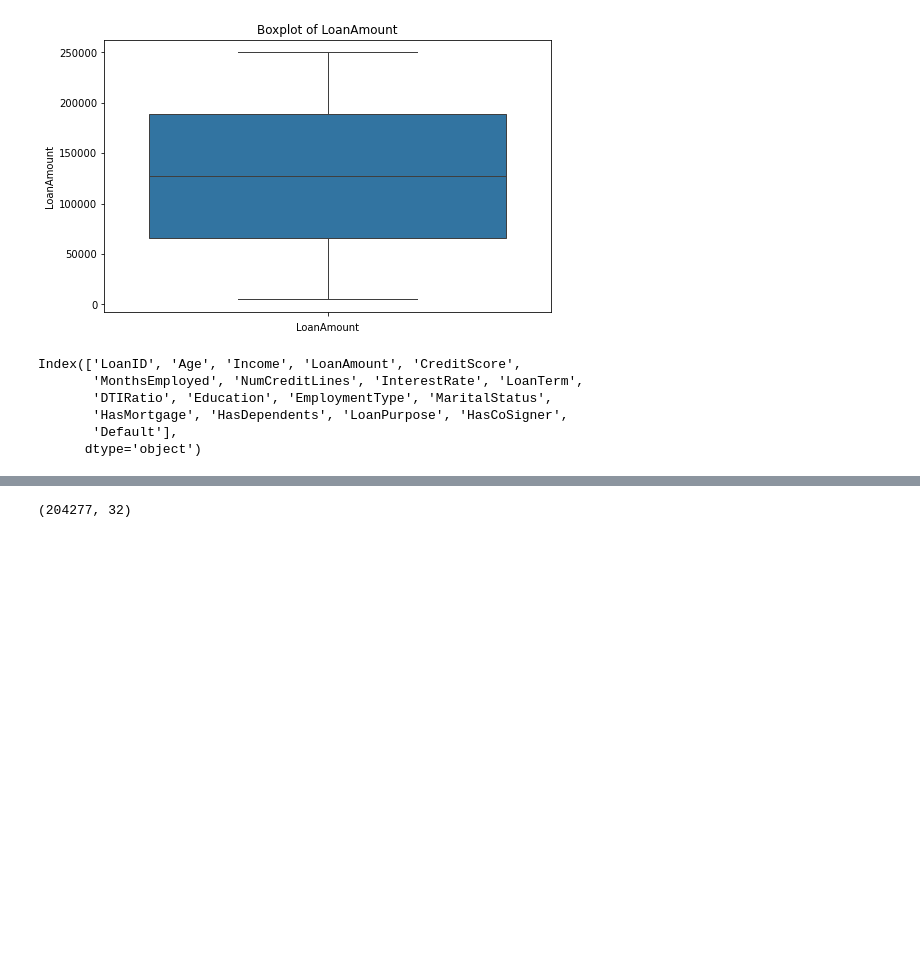
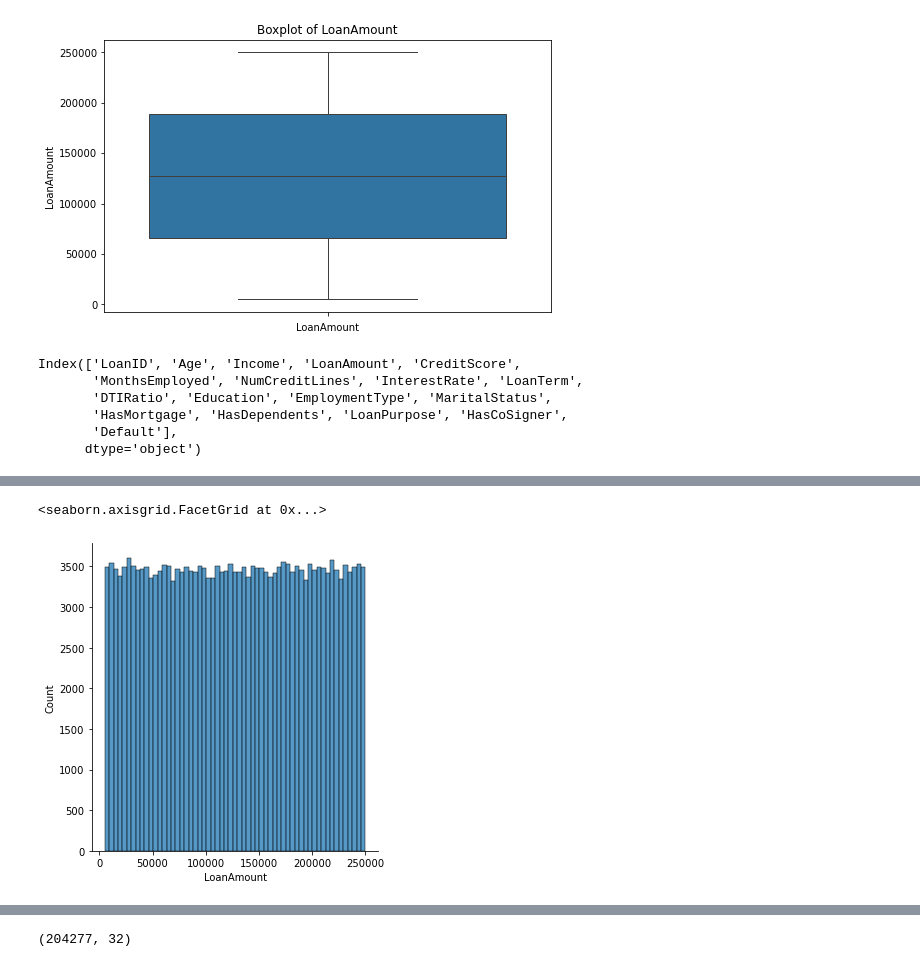
Before and after one commit to Kandarp08/AIM511---Project, a Jupyter notebook: data_preprocessing.ipynb, the cells around one changed output, grey strips where cells are left out. Saved outputs shown, nothing was run; the diff lists cells and outputs as text; code cells hidden in the pictures; blank space fills up the shorter version.

```diff
--- a/data_preprocessing.ipynb
+++ b/data_preprocessing.ipynb
@@ -134,0 +140,5 @@ Passing `palette` without assigning `hue` is deprecated and will be removed in v
+# %%
+sns.displot(df["LoanAmount"])
+# %% [output]
+<seaborn.axisgrid.FacetGrid at 0x...>
+[figure, added]
```
Also changed, not shown: parts of 6 cells of this notebook, 1 other file.
